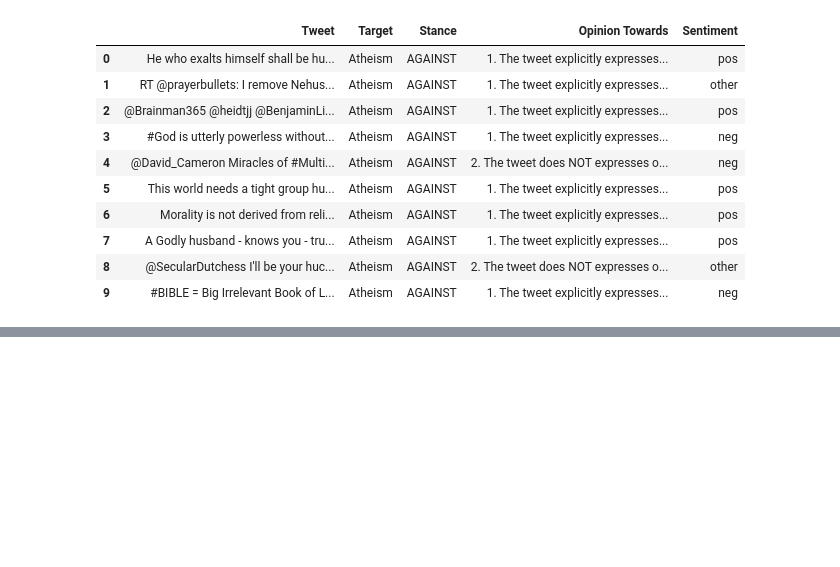
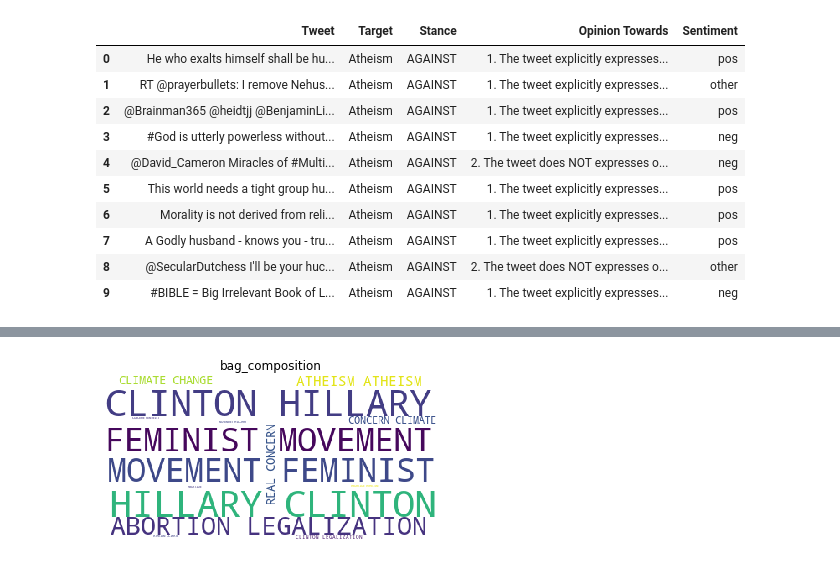
Before and after one commit to parekhjigar/tweet-stance-classification, a Jupyter notebook: stance-classification.ipynb, the cells around one changed output, grey strips where cells are left out. Drawn from its saved outputs; the diff is of its cells as text; code cells hidden in the pictures; blank space fills up the shorter version.

```diff
--- a/stance-classification.ipynb
+++ b/stance-classification.ipynb
@@ -89,0 +161,14 @@ test_data.head(10)
+# %%
+## Word Cloud
+from wordcloud import WordCloud, STOPWORDS
+
+def wordcloud(dataframe):
+    stopwords = set(STOPWORDS)
+    wordcloud = WordCloud(background_color="white",stopwords=stopwords).generate(" ".join([i for i in dataframe.str.upper()]))
+    plt.imshow(wordcloud)
+    plt.axis("off")
+    plt.title("bag_composition")
+
+wordcloud(train_data['Target'])
+# %% [output]
+[figure, added]
```
Also changed, not shown: parts of 9 cells of this notebook.
